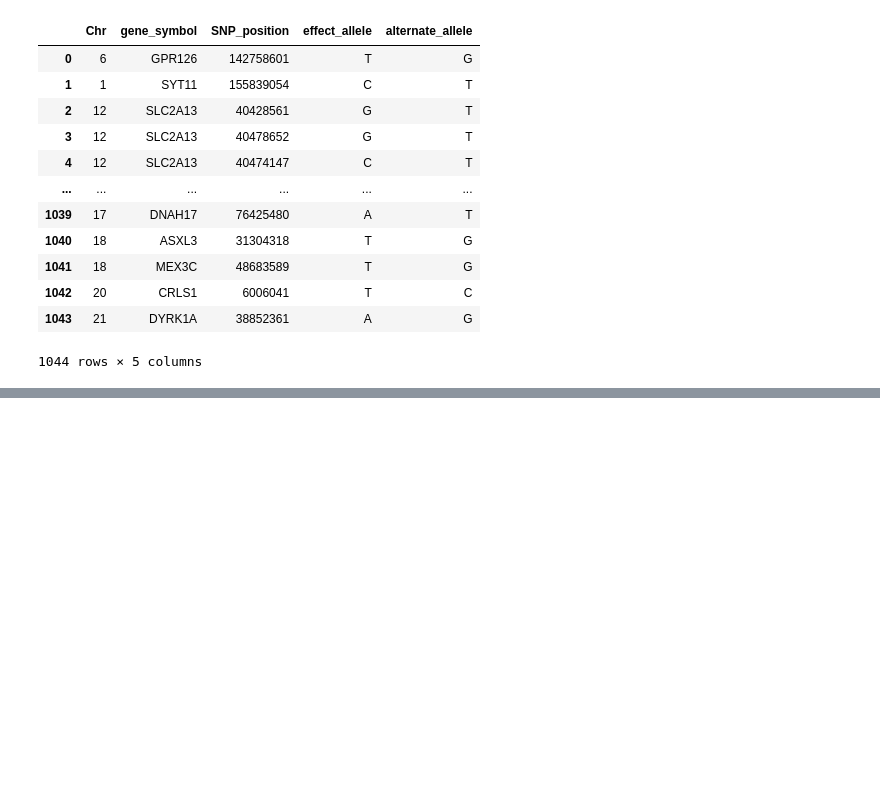
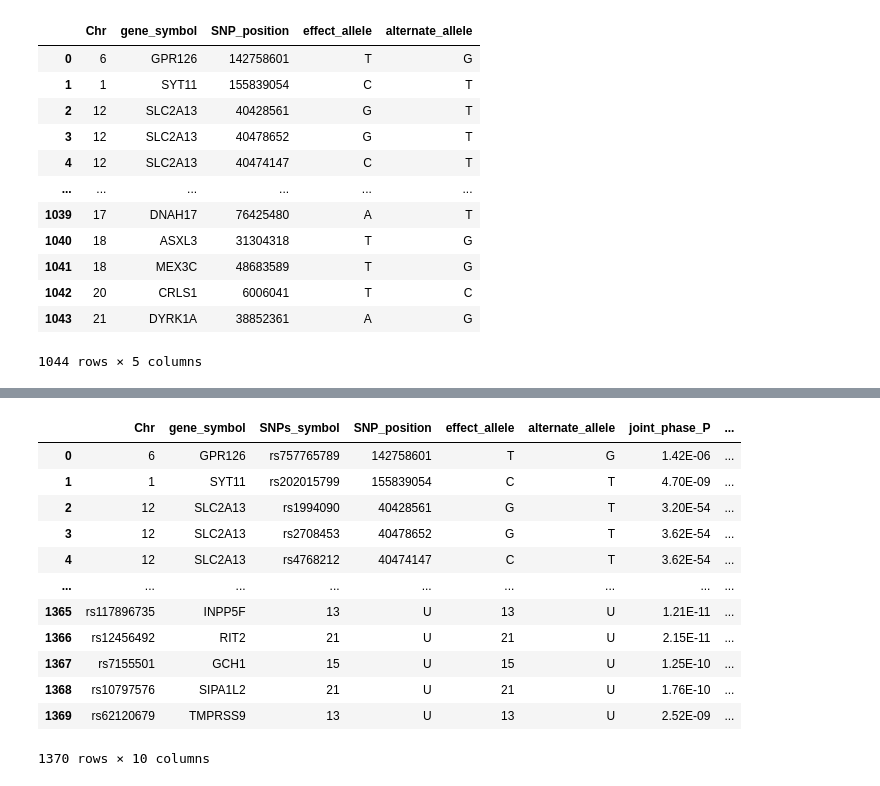
Before and after one commit to jbs1009/TFM_Jorge_Bermejo_Sacristan, a Jupyter notebook: Coordenadas_genes.ipynb, the cells around one changed output, grey strips where cells are left out. Saved outputs shown, nothing was run; the diff lists cells and outputs as text; code cells hidden in the pictures; blank space fills up the shorter version.

```diff
--- a/Coordenadas_genes.ipynb
+++ b/Coordenadas_genes.ipynb
@@ -284,0 +284,16 @@ dicc
+# %%
+df_corregido
+# %% [output]
+|  | Chr | gene_symbol | SNPs_symbol | SNP_position | effect_allele | alternate_allele | joint_phase_P | ... |
+| 0 | 6 | GPR126 | rs757765789 | 142758601 | T | G | 1.42E-06 | ... |
+| 1 | 1 | SYT11 | rs202015799 | 155839054 | C | T | 4.70E-09 | ... |
+| 2 | 12 | SLC2A13 | rs1994090 | 40428561 | G | T | 3.20E-54 | ... |
+| 3 | 12 | SLC2A13 | rs2708453 | 40478652 | G | T | 3.62E-54 | ... |
+| 4 | 12 | SLC2A13 | rs4768212 | 40474147 | C | T | 3.62E-54 | ... |
+| ... | ... | ... | ... | ... | ... | ... | ... | ... |
+| 1365 | rs117896735 | INPP5F | 13 | U | 13 | U | 1.21E-11 | ... |
+| 1366 | rs12456492 | RIT2 | 21 | U | 21 | U | 2.15E-11 | ... |
+| 1367 | rs7155501 | GCH1 | 15 | U | 15 | U | 1.25E-10 | ... |
+| 1368 | rs10797576 | SIPA1L2 | 21 | U | 21 | U | 1.76E-10 | ... |
+| 1369 | rs62120679 | TMPRSS9 | 13 | U | 13 | U | 2.52E-09 | ... |
+1370 rows × 10 columns
```
Also changed, not shown: parts of 11 cells of this notebook.
